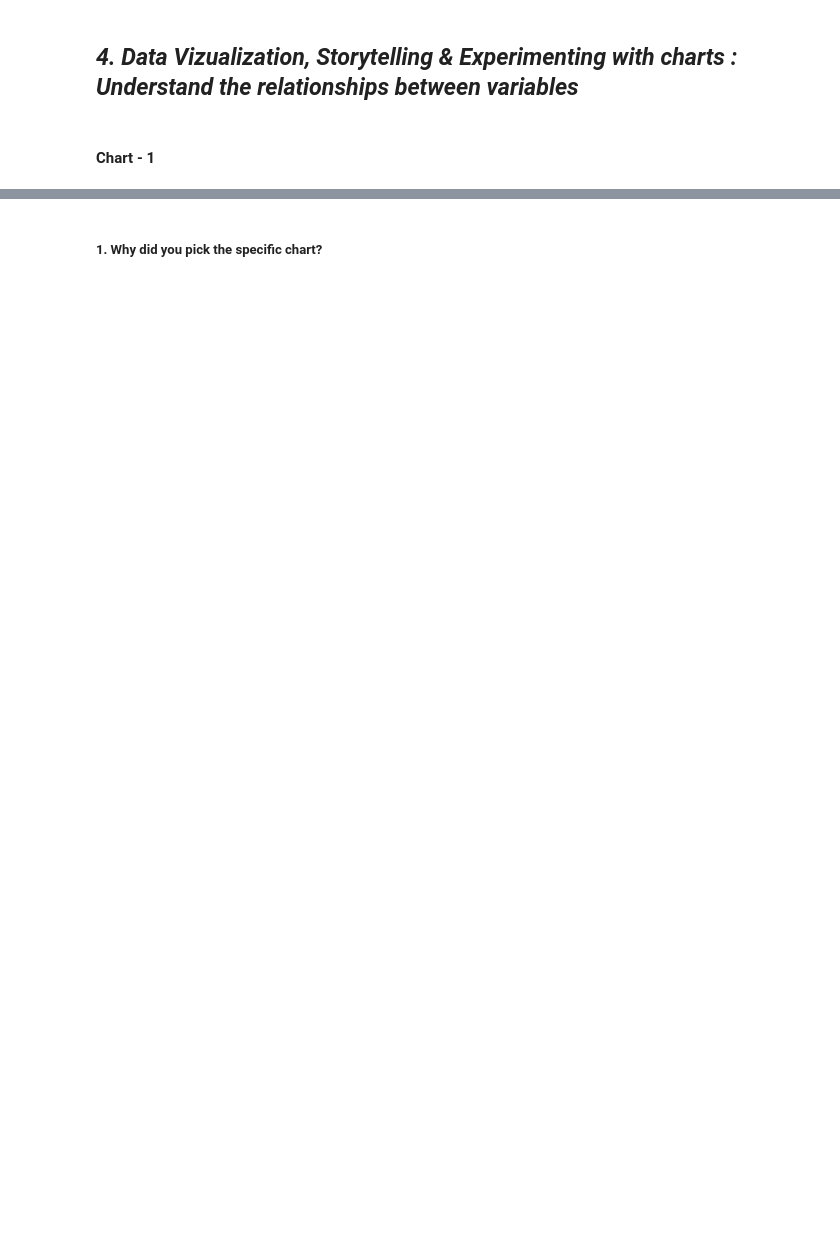
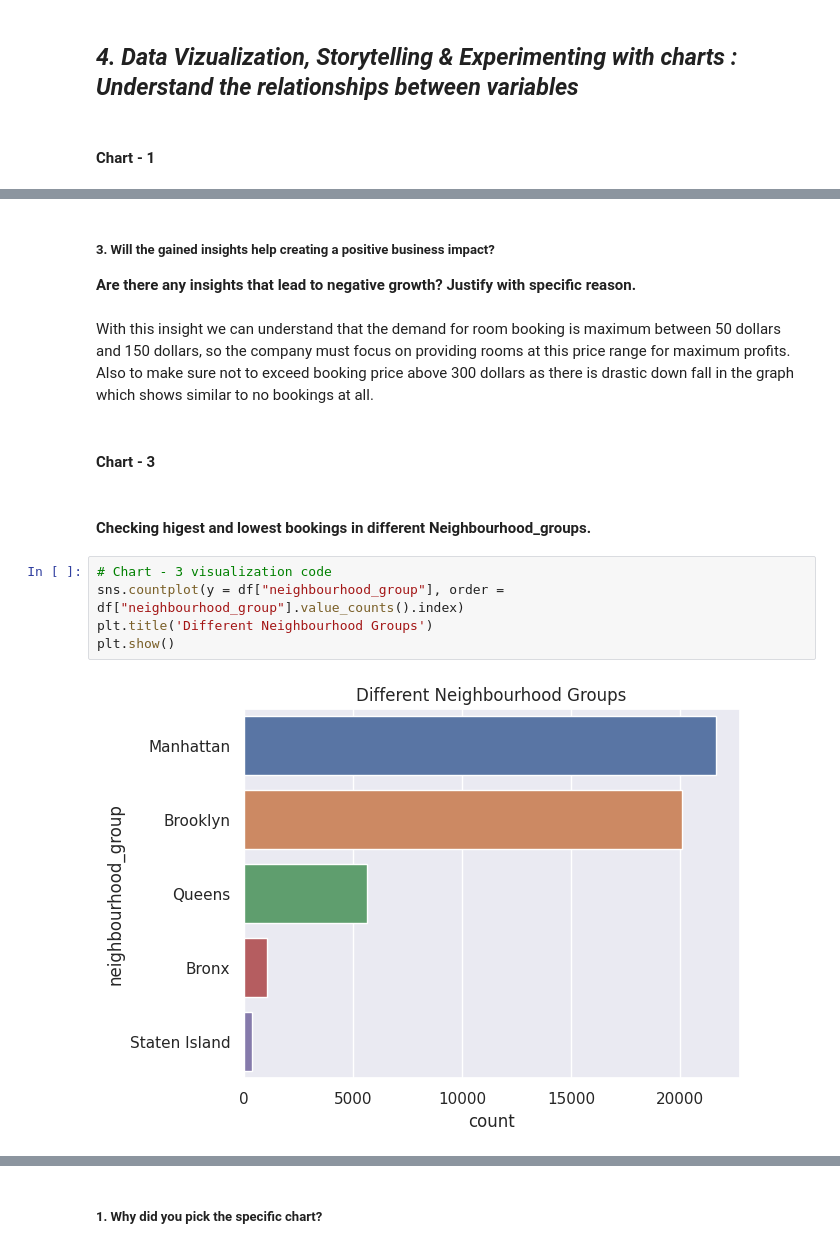
Before and after one commit to shashankmorker/AIR_BNB-EDA, a Jupyter notebook: Capstone_Project_EDA_Airbnb_Booking_Analysis.ipynb, the cells around one changed output, grey strips where cells are left out. Drawn from its saved outputs; the diff is of its cells as text; blank space fills up the shorter version.

```diff
--- a/Capstone_Project_EDA_Airbnb_Booking_Analysis.ipynb
+++ b/Capstone_Project_EDA_Airbnb_Booking_Analysis.ipynb
@@ -228,0 +590,16 @@ Answer Here.
+# %% [markdown]
+##### **3. Will the gained insights help creating a positive business impact?**
+**Are there any insights that lead to negative growth? Justify with specific reason.**
+# %% [markdown]
+With this insight we can understand that the demand for room booking is maximum between 50 dollars and 150 dollars, so the company must focus on providing rooms at this price range for maximum profits. Also to make sure not to exceed booking price above 300 dollars as there is drastic down fall in the graph which shows similar to no bookings at all.
+# %% [markdown]
+#### Chart - 3
+# %% [markdown]
+#### **Checking higest and lowest bookings in different Neighbourhood_groups.**
+# %%
+# Chart - 3 visualization code
+sns.countplot(y = df["neighbourhood_group"], order = df["neighbourhood_group"].value_counts().index)
+plt.title('Different Neighbourhood Groups')
+plt.show()
+# %% [output]
+[figure, added]
```
Also changed, not shown: parts of 189 cells of this notebook.
